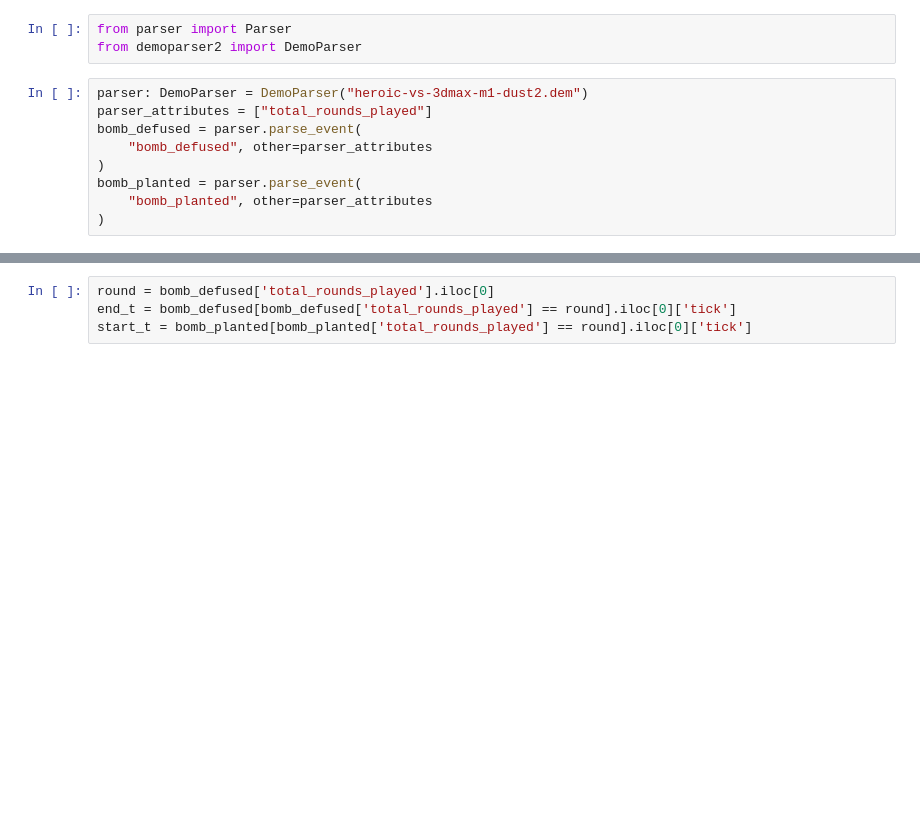
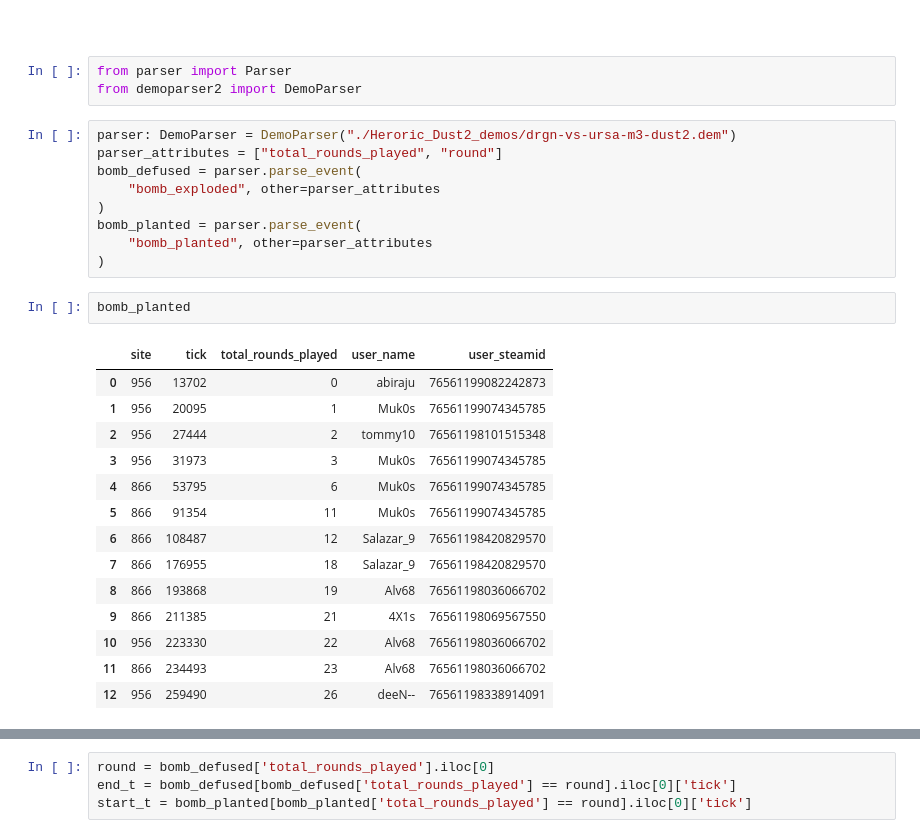
Before and after one commit to Zak9O/process-csgo-star-team, a Jupyter notebook: Experiment.ipynb, the cells around one changed output, grey strips where cells are left out. Cells and saved outputs as stored; diff of their text form; blank space fills up the shorter version.

```diff
--- a/Experiment.ipynb
+++ b/Experiment.ipynb
@@ -1,12 +1,31 @@
+# %% [markdown]
+#
 # %%
 from parser import Parser
 from demoparser2 import DemoParser
 # %%
-parser: DemoParser = DemoParser("heroic-vs-3dmax-m1-dust2.dem")
-parser_attributes = ["total_rounds_played"]
+parser: DemoParser = DemoParser("./Heroric_Dust2_demos/drgn-vs-ursa-m3-dust2.dem")
+parser_attributes = ["total_rounds_played", "round"]
 bomb_defused = parser.parse_event(
-    "bomb_defused", other=parser_attributes
+    "bomb_exploded", other=parser_attributes
 )
 bomb_planted = parser.parse_event(
     "bomb_planted", other=parser_attributes
 )
+# %%
+bomb_planted
+# %% [output]
+|  | site | tick | total_rounds_played | user_name | user_steamid |
+| 0 | 956 | 13702 | 0 | abiraju | 76561199082242873 |
+| 1 | 956 | 20095 | 1 | Muk0s | 76561199074345785 |
+| 2 | 956 | 27444 | 2 | tommy10 | 76561198101515348 |
+| 3 | 956 | 31973 | 3 | Muk0s | 76561199074345785 |
+| 4 | 866 | 53795 | 6 | Muk0s | 76561199074345785 |
+| 5 | 866 | 91354 | 11 | Muk0s | 76561199074345785 |
+| 6 | 866 | 108487 | 12 | Salazar_9 | 76561198420829570 |
+| 7 | 866 | 176955 | 18 | Salazar_9 | 76561198420829570 |
+| 8 | 866 | 193868 | 19 | Alv68 | 76561198036066702 |
+| 9 | 866 | 211385 | 21 | 4X1s | 76561198069567550 |
+| 10 | 956 | 223330 | 22 | Alv68 | 76561198036066702 |
+| 11 | 866 | 234493 | 23 | Alv68 | 76561198036066702 |
+| 12 | 956 | 259490 | 26 | deeN-- | 76561198338914091 |
```
Also changed, not shown: parts of 6 cells of this notebook, 3 other files.
